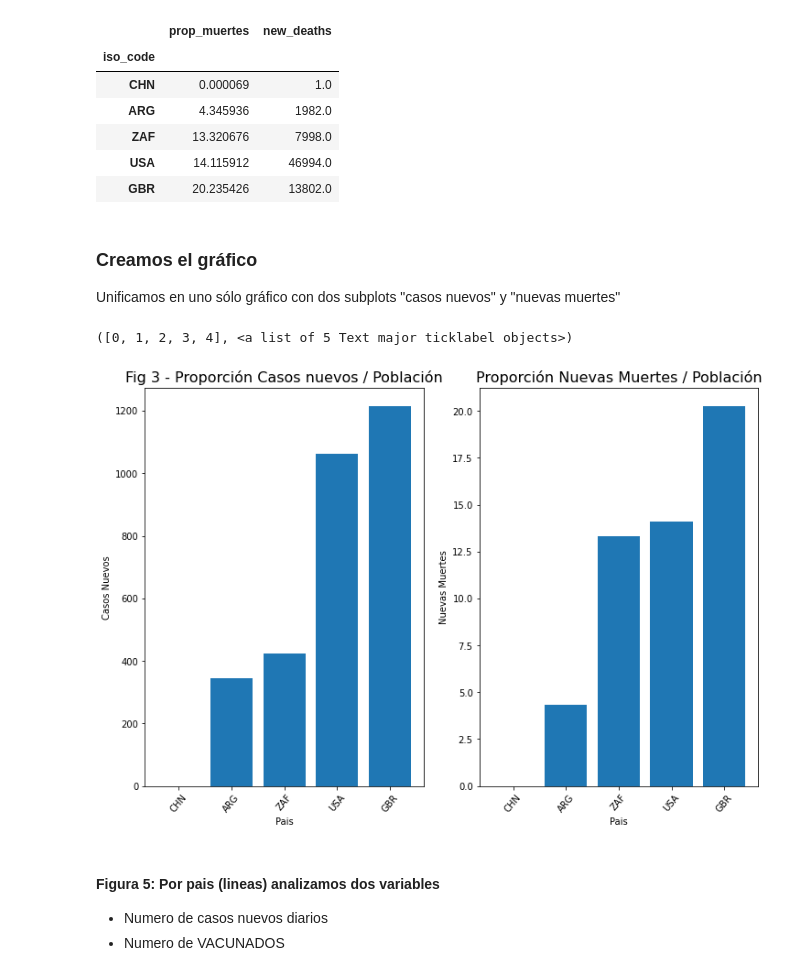
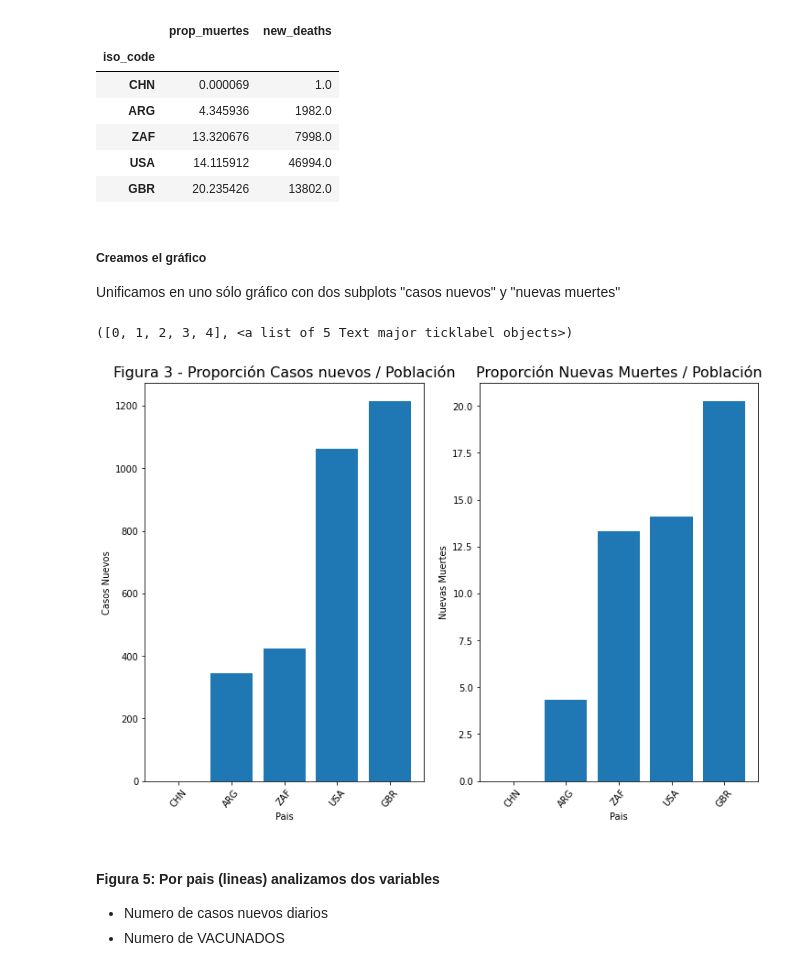
Before and after one commit to ri1965/Toolkits, a Jupyter notebook: Template_TP.ipynb, the cells around one changed output. Drawn from its saved outputs; the diff is of its cells as text; code cells hidden in the pictures.

```diff
--- a/Template_TP.ipynb
+++ b/Template_TP.ipynb
@@ -237,6 +243,6 @@ plt.show()
   - EEUU y China tienen una población muy superior en números absolutos a los de Argentina, Inglaterra o Sudáfrica
 - los ordenamos los datos con el método `.sort_values`por la columna `prop_casos`
 # %%
-df2 = df
+df2 = df_final
 df2['prop_casos'] = (df2['new_cases']/df2['population'])* 100000
 df2 = df2.sort_values(by = ['prop_casos'])
@@ -268,6 +269,6 @@ tabla_new_cases
     - EEUU y China tienen una población muy superior en números absolutos a los de Argentina, Inglaterra o Sudáfrica
 - Los ordenamos los datos con el método .sort_values)por la columna prop_casos
 # %%
-df2 = df
+df2 = df_final
 df2['prop_muertes'] = (df2['new_deaths']/df2['population'])* 100000
 df2 = df2.sort_values(by = ['prop_muertes'])
@@ -293,27 +289,27 @@ tabla_new_deaths
 | USA | 14.115912 | 46994.0 |
 | GBR | 20.235426 | 13802.0 |
 # %% [markdown]
-### Creamos el gráfico
+##### Creamos el gráfico
 Unificamos en uno sólo gráfico con dos subplots "casos nuevos" y "nuevas muertes"
 # %%
 plt.figure(figsize=(12,8))
 
 plt.subplot(121)
 plt.bar(tabla_new_cases.index, tabla_new_cases['prop_casos'])
-plt.title('Fig 3 - Proporción Casos nuevos / Población', size = 16)
+plt.title('Figura 3 - Proporción Casos nuevos / Población', size = 16)
 plt.xlabel('Pais')
 plt.ylabel('Casos Nuevos')
 plt.xticks(rotation=50)
 
 plt.subplot(122)
 plt.bar(tabla_new_deaths.index, tabla_new_deaths['prop_muertes'])
 plt.title('Proporción Nuevas Muertes / Población', size = 16)
 plt.xlabel('Pais')
 plt.ylabel('Nuevas Muertes')
 plt.xticks(rotation=50)
 # %% [output]
 ([0, 1, 2, 3, 4], <a list of 5 Text major ticklabel objects>)
-[figure, old version]
+[figure, new version]
 # %% [markdown]
 #### Figura 5: Por pais (lineas) analizamos dos variables
   - Numero de casos nuevos diarios
```
Also changed, not shown: parts of 14 cells of this notebook.
